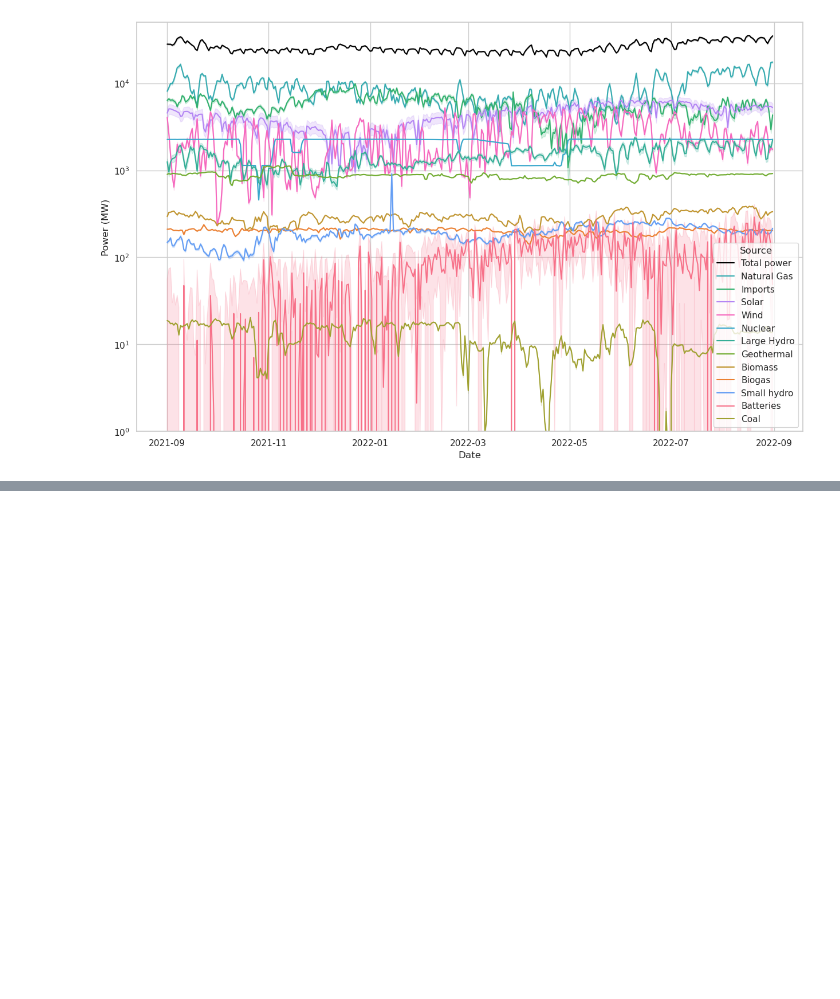
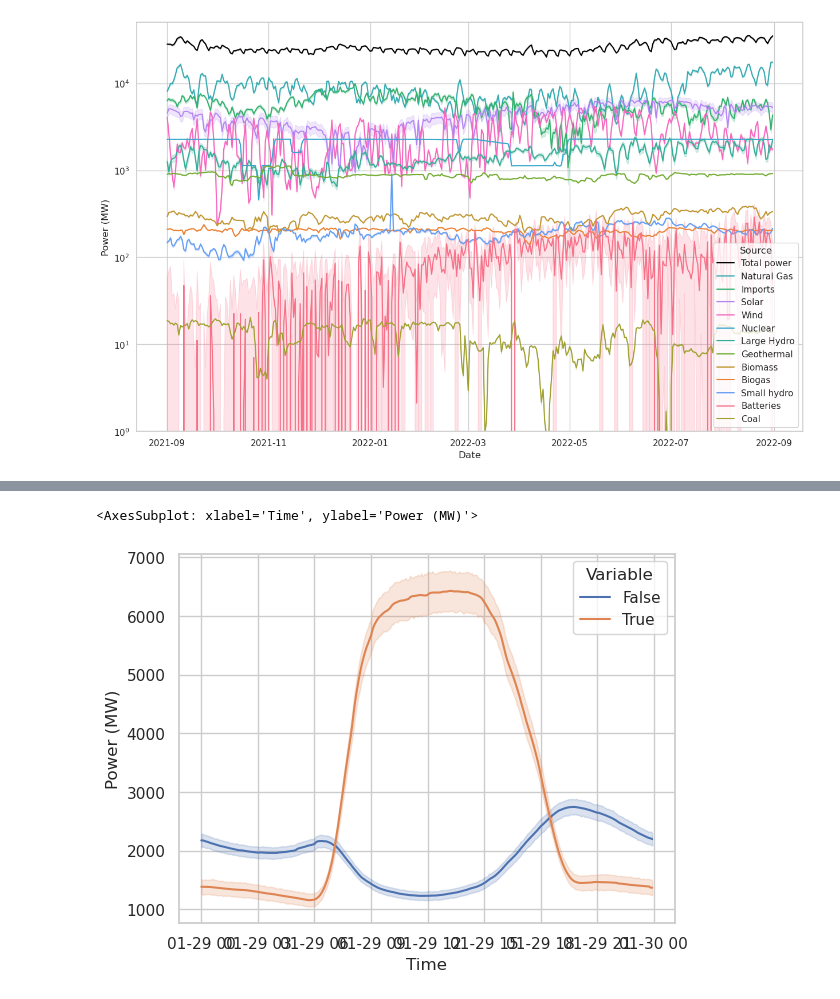
Before and after one commit to buuck/CAISO_renewable_energy, a Jupyter notebook: CAISO_analysis.ipynb, the cells around one changed output, grey strips where cells are left out. Saved outputs shown, nothing was run; the diff lists cells and outputs as text; code cells hidden in the pictures; blank space fills up the shorter version.

```diff
--- a/CAISO_analysis.ipynb
+++ b/CAISO_analysis.ipynb
@@ -88,0 +90,10 @@ plt.show()
+# %%
+df_reshaped = df_reshaped[df_reshaped['Source']!='Total power']
+dispatchable = ['Natural Gas', 'Imports', 'Large Hydro', 'Small Hydro', 'Batteries']
+variable = ['Solar', 'Wind']
+df_reshaped['Variable'] = df_reshaped['Source'].apply(lambda x: x in variable)
+# %%
+sns.lineplot(data=df_reshaped, x='Time', y='Power (MW)', hue='Variable')
+# %% [output]
+<AxesSubplot: xlabel='Time', ylabel='Power (MW)'>
+[figure, added]
```
Also changed, not shown: parts of 8 cells of this notebook.
